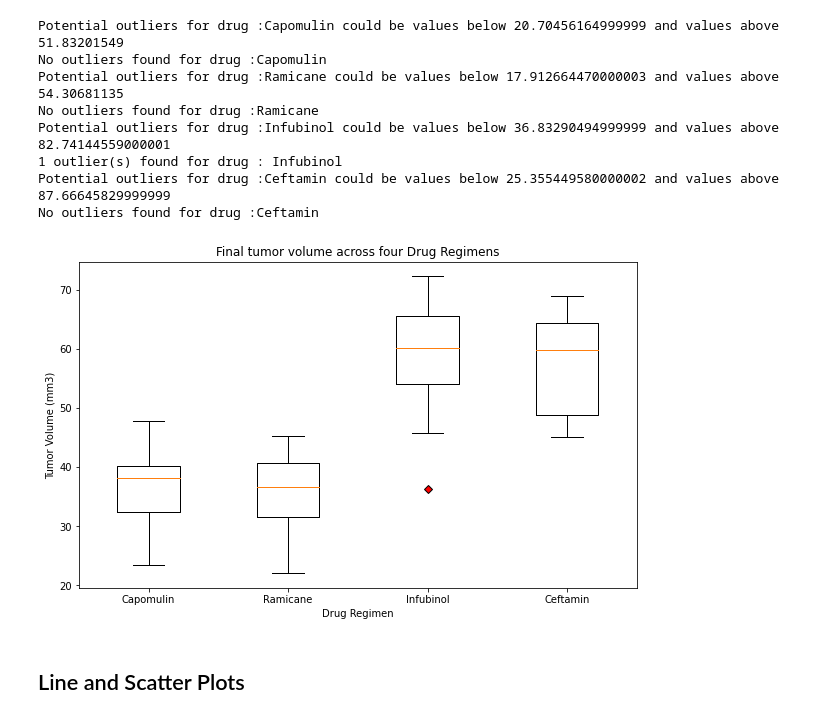
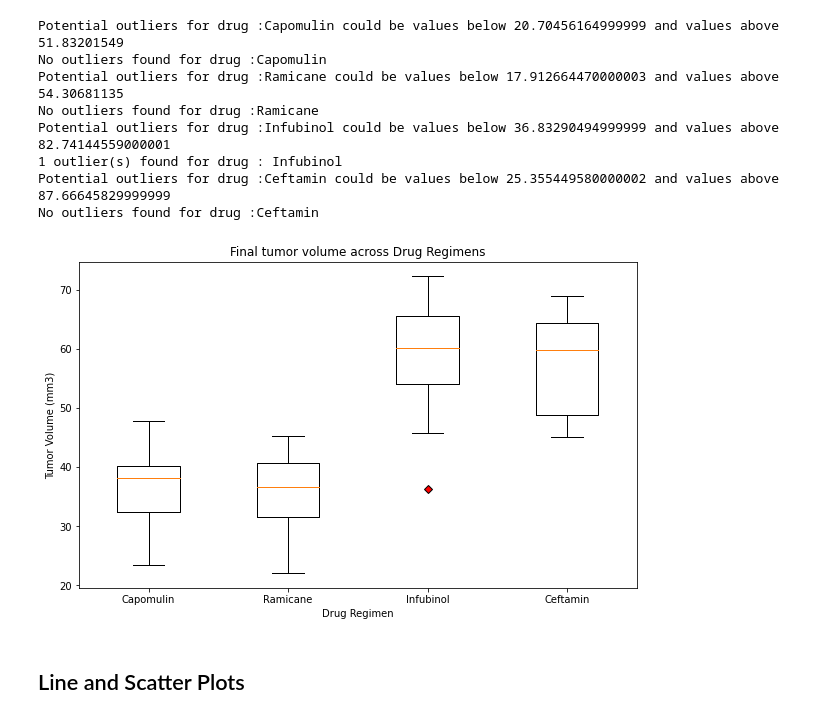
Before and after one commit to skunnath2020/Matplotlib-Challenge, a Jupyter notebook: Pymaceuticals/pymaceuticals_starter.ipynb, the cells around one changed output. Saved outputs shown, nothing was run; the diff lists cells and outputs as text; code cells hidden in the pictures.

```diff
--- a/Pymaceuticals/pymaceuticals_starter.ipynb
+++ b/Pymaceuticals/pymaceuticals_starter.ipynb
@@ -238,10 +238,11 @@ z581                  NaN        NaN  62.754451        NaN
 for drug in drug_list:
     quartiles=final_df[drug].quantile([.25,.50, .75])
     iqr=quartiles[0.75]-quartiles[0.25]
-    lbound=quartiles[0.25] - (1.5*iqr)
-    ubound=quartiles[0.75] + (1.5*iqr)
-    print(f'Potential outliers for drug :{drug} could be values below {lbound} and values above {ubound}')
-    outliers=final_df[(final_df[drug] < lbound) |  (final_df[drug] > ubound)]
+    lowerbound=quartiles[0.25] - (1.5*iqr)
+    upperbound=quartiles[0.75] + (1.5*iqr)
+    print(f'Potential outliers for drug :{drug} could be values below {lowerbound} and values above {upperbound}')
+    #Check for outliers and print
+    outliers=final_df[(final_df[drug] < lowerbound) |  (final_df[drug] > upperbound)]
     if outliers.empty: print(f'No outliers found for drug :{drug}')
     else: print(f'{len(outliers)} outlier(s) found for drug : {drug}')
 # %% [output]
@@ -256,17 +257,18 @@ No outliers found for drug :Ceftamin
 # %%
 # Generate a box plot of the final tumor volume of each mouse across four regimens of interest
 plotlist=[]
 fig, ax=plt.subplots(figsize= (10, 6))
 ax.set_xlabel("Drug Regimen")
 ax.set_ylabel("Tumor Volume (mm3)")
-ax.set_title("Final tumor volume across four Drug Regimens")
+ax.set_title("Final tumor volume across Drug Regimens")
 red_marker = dict(markerfacecolor='r', marker='D')
+#run thru the drug list to get the tumor volumes for the 4 drug regimens from final_df
 plotlist=[list(final_df[drug].dropna()) for drug in drug_list]
 ax.boxplot(plotlist,flierprops=red_marker)
 plt.xticks([1,2,3,4], drug_list)
 plt.show()
 # %% [output]
-[figure, old version]
+[figure, new version]
 # %% [markdown]
 ## Line and Scatter Plots
 # %%
```
Also changed, not shown: parts of 6 cells of this notebook.
